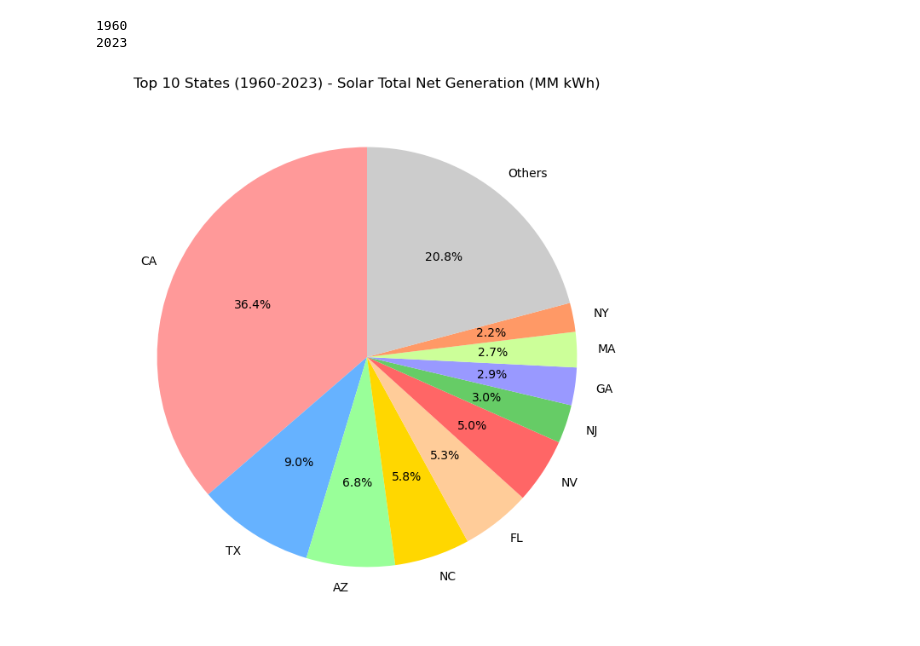
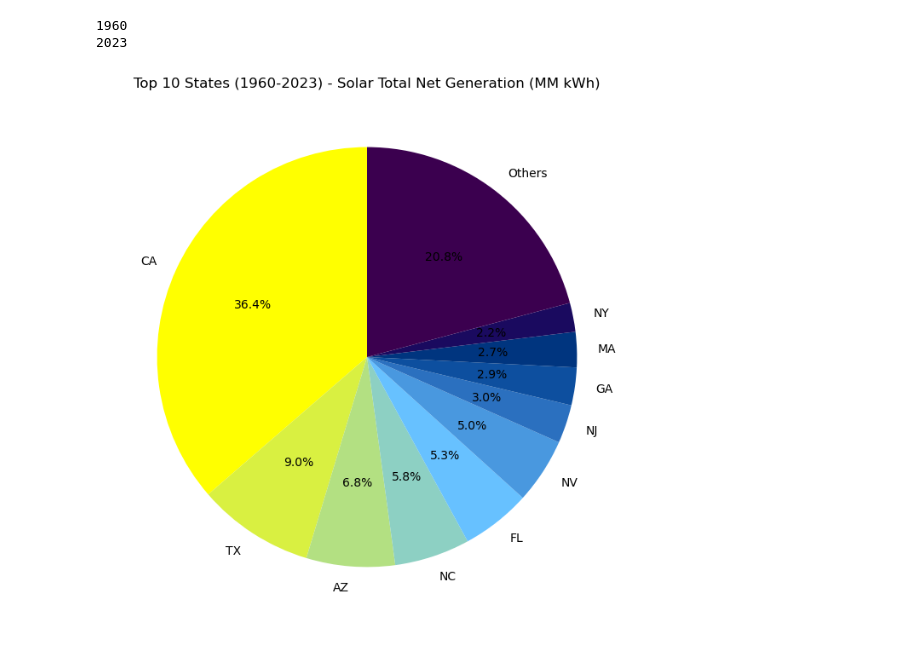
Before and after one commit to mcarbajal2/IFI8420-Assignments, a Jupyter notebook: Final Project/final_project.ipynb, the cells around one changed output. Drawn from its saved outputs; the diff is of its cells as text; code cells hidden in the pictures.

Commit message:
eia graph update

```diff
--- a/Final Project/final_project.ipynb
+++ b/Final Project/final_project.ipynb
@@ -130,15 +131,16 @@ print(largest_year)
 # %%
 top_10 = state_vals_sorted.iloc[:10]
 others = state_vals_sorted.iloc[10:].sum()
 top_10['Others'] = others
 
 plt.figure(figsize=(8, 8))
 top_10.plot(
     kind='pie', autopct='%1.1f%%', startangle=90,
-    labels=top_10.index, colors=['#FF9999', '#66B2FF', '#99FF99', '#FFD700', '#FFCC99', '#FF6666', '#66CC66', '#9999FF', '#CCFF99', '#FF9966', '#CCCCCC']
+    labels=top_10.index, colors=['#FFFF00', '#D9F041', '#B3E082', '#8DD0C3', '#67C1FF', '#4998DF', '#2B70BF', '#0D4F9F', '#00357F', '#1A0A5F', '#3B004F']
 )
 plt.title('Top 10 States (1960-2023) - Solar Total Net Generation (MM kWh)')
 plt.ylabel('')
+plt.savefig('top_solar_states.png')
 plt.show()
 # %% [output]
-[figure, old version]
+[figure, new version]
```
Also changed, not shown: parts of 17 cells of this notebook, 11 other files.
